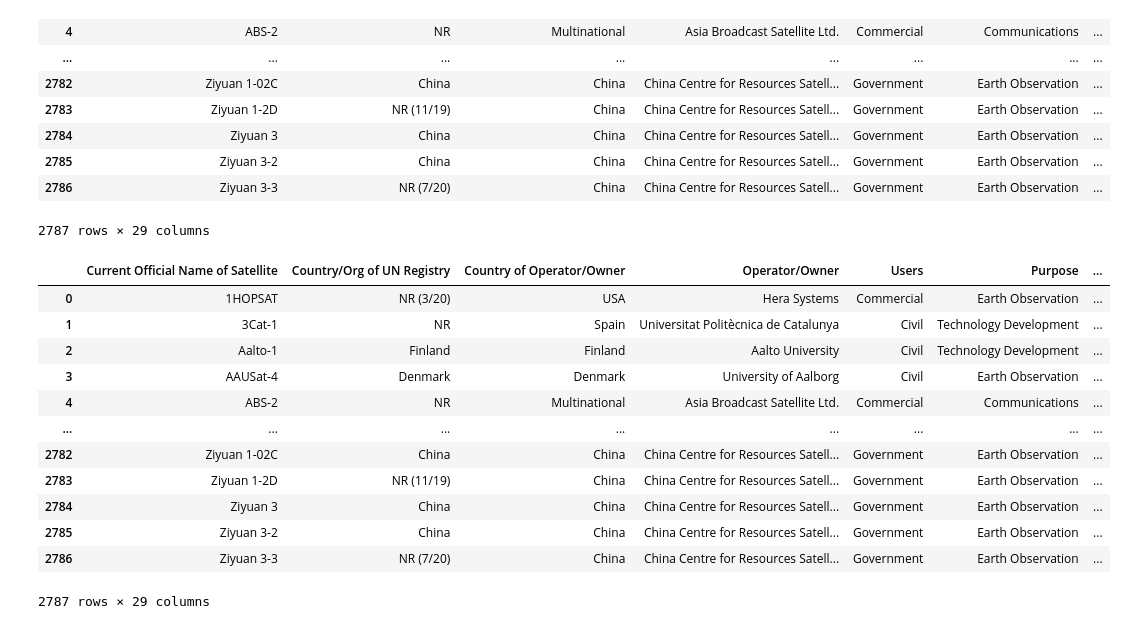
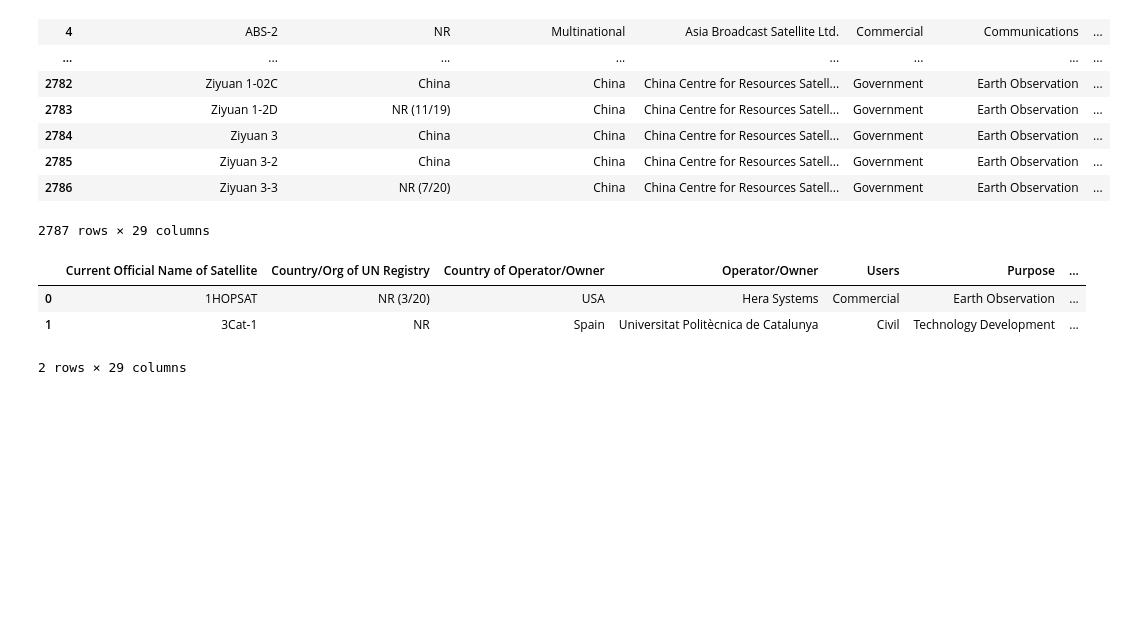
Before and after one commit to jdmerryman88/Worldwide_Satellite_Analysis, a Jupyter notebook: datacleaning.ipynb, the cells around one changed output. Drawn from its saved outputs; the diff is of its cells as text; code cells hidden in the pictures; blank space fills up the shorter version.

```diff
--- a/datacleaning.ipynb
+++ b/datacleaning.ipynb
@@ -101,6 +100,10 @@ cleaned_data.head()
 cleaned_data[['Expected Lifetime (yrs.)']] = cleaned_data[['Expected Lifetime (yrs.)']].fillna(value=0)
 cleaned_data['Expected Lifetime (yrs.)'] = cleaned_data['Expected Lifetime (yrs.)'].astype(float)
 cleaned_data['Launch Year'] = cleaned_data['Launch Year'].astype(int)
+cleaned_data[['Detailed Purpose']] = cleaned_data[['Detailed Purpose']].fillna(value='Unknown')
+cleaned_data[['Type of Orbit']] = cleaned_data[['Type of Orbit']].fillna(value='Unknown')
+cleaned_data[['Comments']] = cleaned_data[['Comments']].fillna(value='Unknown')
+
 
 cleaned_data
 # %% [output]
@@ -120,18 +123,10 @@ cleaned_data
 # %%
 clean_satellite_df = cleaned_data
 
-clean_satellite_df
+
+clean_satellite_df.head(2)
 # %% [output]
 |  | Current Official Name of Satellite | Country/Org of UN Registry | Country of Operator/Owner | Operator/Owner | Users | Purpose | ... |
 | 0 | 1HOPSAT | NR (3/20) | USA | Hera Systems | Commercial | Earth Observation | ... |
 | 1 | 3Cat-1 | NR | Spain | Universitat Politècnica de Catalunya | Civil | Technology Development | ... |
-| 2 | Aalto-1 | Finland | Finland | Aalto University | Civil | Technology Development | ... |
-| 3 | AAUSat-4 | Denmark | Denmark | University of Aalborg | Civil | Earth Observation | ... |
-| 4 | ABS-2 | NR | Multinational | Asia Broadcast Satellite Ltd. | Commercial | Communications | ... |
-| ... | ... | ... | ... | ... | ... | ... | ... |
-| 2782 | Ziyuan 1-02C | China | China | China Centre for Resources Satell... | Government | Earth Observation | ... |
-| 2783 | Ziyuan 1-2D | NR (11/19) | China | China Centre for Resources Satell... | Government | Earth Observation | ... |
-| 2784 | Ziyuan 3 | China | China | China Centre for Resources Satell... | Government | Earth Observation | ... |
-| 2785 | Ziyuan 3-2 | China | China | China Centre for Resources Satell... | Government | Earth Observation | ... |
-| 2786 | Ziyuan 3-3 | NR (7/20) | China | China Centre for Resources Satell... | Government | Earth Observation | ... |
-2787 rows × 29 columns
+2 rows × 29 columns
```
Also changed, not shown: parts of 2 cells of this notebook, 3 other files.
